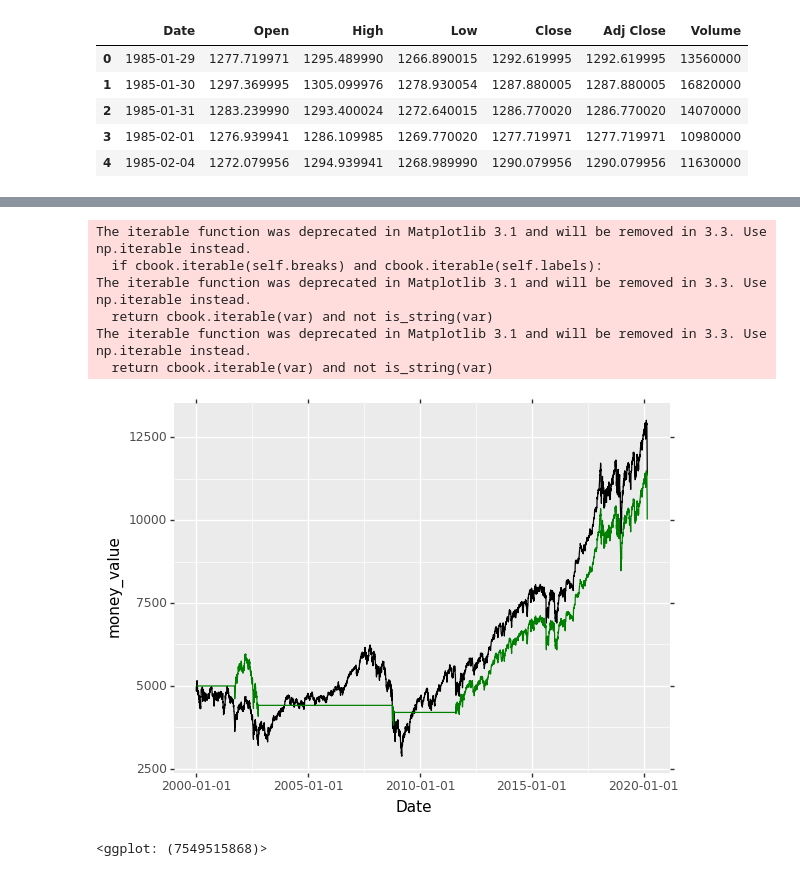
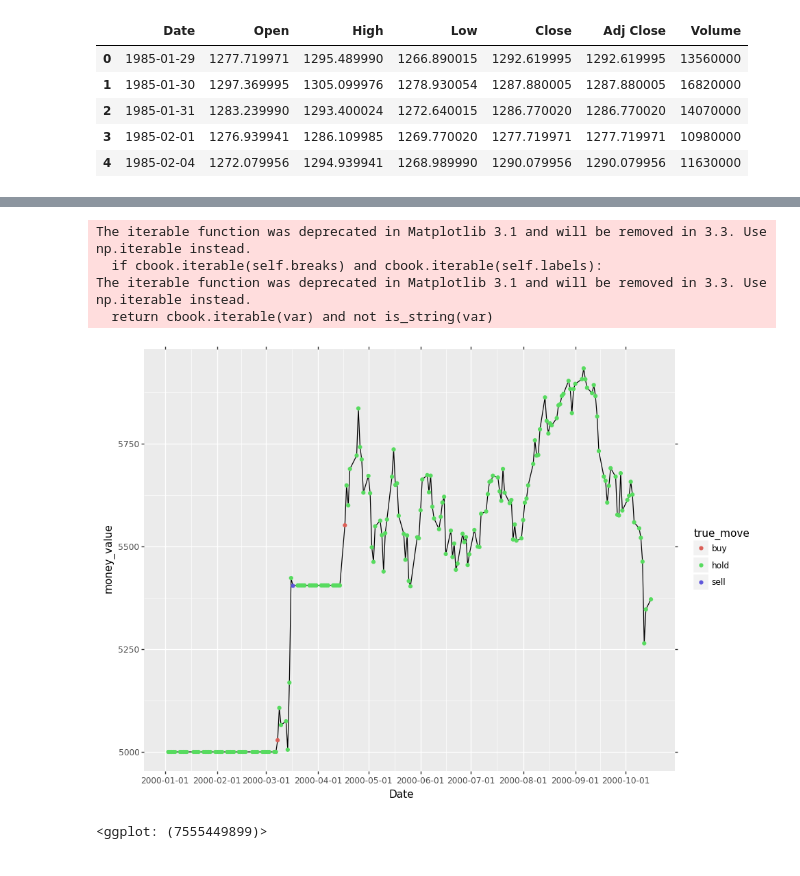
Before and after one commit to jmaddalena/market_strategizing, a Jupyter notebook: market_strategizing.ipynb, the cells around one changed output, grey strips where cells are left out. Cells and saved outputs as stored; diff of their text form; code cells hidden in the pictures.

Commit message:
working moving average strategy

```diff
--- a/market_strategizing.ipynb
+++ b/market_strategizing.ipynb
@@ -34,12 +37,14 @@ The iterable function was deprecated in Matplotlib 3.1 and will be removed in 3.
 date_start = "2000-01-01"
 
 starting_amount = 5000
+
+index_dates = dj.loc[dj['Date'] >= date_start, ['Date', 'Open', 'Close']].reset_index(drop = True)
 # %%
 ## person who invests and holds
 
-holder = dj.loc[dj['Date'] >= date_start, ['Date', 'Close']].reset_index(drop = True)
+holder = index_dates.copy()
 
-start_shares = starting_amount/holder.loc[0, "Close"]
+start_shares = starting_amount/holder.loc[0, "Open"]
 
 holder['money_value'] = holder['Close']*start_shares
 
@@ -176,0 +271,9 @@ new_strategizer.head()
+# %%
+p9.options.figure_size = (10, 8)
+
+(p9.ggplot(all_ma_strategies_df, p9.aes(x = "buy_thresh", y = "sell_thresh", fill = "diff_from_holder")) +
+p9.geom_tile() +
+p9.scale_fill_gradient2(low = "red", mid = "white", high = "green", midpoint = 0) +
+p9.scale_x_continuous(breaks = thresh_cutoffs) +
+p9.scale_y_continuous(breaks = thresh_cutoffs) +
+p9.facet_wrap("~window_days"))
@@ -176,0 +287,11 @@ new_strategizer.head()
+# %%
+strategizer_ma = strategizer_results(index_dates, "moving_average", [2, -2, 3])
+
+holder['participant'] = "holder"
+strategizer_ma['participant'] = "strategizer"
+
+plot_data = pd.concat([holder, strategizer_ma])
+
+(p9.ggplot(plot_data, p9.aes(x = "Date", y = "money_value", color = "participant")) +
+p9.labs(y = "money value", title = "Holder vs Strategizer (4 day moving average, buy thresh -2, sell thresh +3)") +
+p9.geom_line())
@@ -177,13 +314,11 @@ new_strategizer.head()
 # %%
-(p9.ggplot(p9.aes(x = "Date", y = "money_value")) +
-p9.geom_line(data = holder) +
-p9.geom_line(data = new_strategizer, color = "green"))
+(p9.ggplot(strategizer_ma[:200], p9.aes(x = "Date", y = "money_value")) +
+p9.geom_line() +
+p9.geom_point(p9.aes(color = "true_move")))
 # %% [output]
 The iterable function was deprecated in Matplotlib 3.1 and will be removed in 3.3. Use np.iterable instead.
   if cbook.iterable(self.breaks) and cbook.iterable(self.labels):
 The iterable function was deprecated in Matplotlib 3.1 and will be removed in 3.3. Use np.iterable instead.
   return cbook.iterable(var) and not is_string(var)
-The iterable function was deprecated in Matplotlib 3.1 and will be removed in 3.3. Use np.iterable instead.
-  return cbook.iterable(var) and not is_string(var)
-[figure, old version]
+[figure, new version]
-<ggplot: (7549515868)>
+<ggplot: (7555449899)>
```
Also changed, not shown: parts of 16 cells of this notebook.
